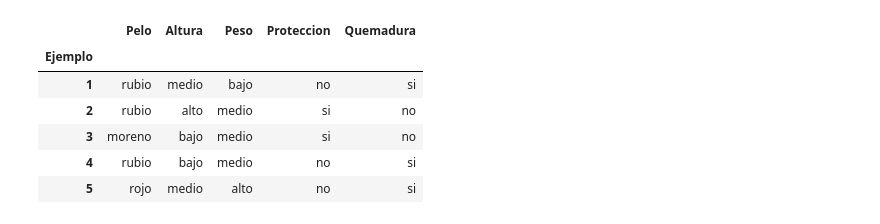
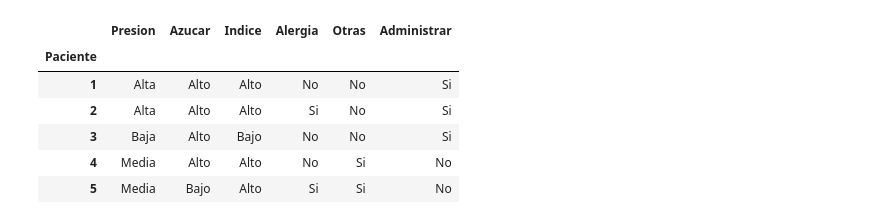
Before and after one commit to Machine1314/Deber-Arboles, a Jupyter notebook: Arboles_Sklearn.ipynb, the cells around one changed output. Saved outputs shown, nothing was run; the diff lists cells and outputs as text; code cells hidden in the pictures.

Commit message:
archivos test
-Se realiza el ejercicio para farmacos

```diff
--- a/Arboles_Sklearn.ipynb
+++ b/Arboles_Sklearn.ipynb
@@ -1,15 +1,17 @@
 # %%
 import numpy as np
 import pandas as pd
-
-
-quemadura_data = pd.read_csv("arbQuemadura.csv",index_col=0)
-quemadura_data.head()
+labelsFarmacos = ["Presion","Azucar","Indice", "Alergia", 'Otras', 'Administrar']
-# %% [output]
-|  | Pelo | Altura | Peso | Proteccion | Quemadura |
-| Ejemplo |  |  |  |  |  |
-| 1 | rubio | medio | bajo | no | si |
-| 2 | rubio | alto | medio | si | no |
-| 3 | moreno | bajo | medio | si | no |
-| 4 | rubio | bajo | medio | no | si |
-| 5 | rojo | medio | alto | no | si |
+# %%
+farmacos_data = pd.read_csv("farmacos.csv",index_col=0)
+weather_data = pd.read_csv("weather.csv",index_col=0)
+# %%
+farmacos_data.head()
+# %% [output]
+|  | Presion | Azucar | Indice | Alergia | Otras | Administrar |
+| Paciente |  |  |  |  |  |  |
+| 1 | Alta | Alto | Alto | No | No | Si |
+| 2 | Alta | Alto | Alto | Si | No | Si |
+| 3 | Baja | Alto | Bajo | No | No | Si |
+| 4 | Media | Alto | Alto | No | Si | No |
+| 5 | Media | Bajo | Alto | Si | Si | No |
```
Also changed, not shown: parts of 22 cells of this notebook, 4 other files.
